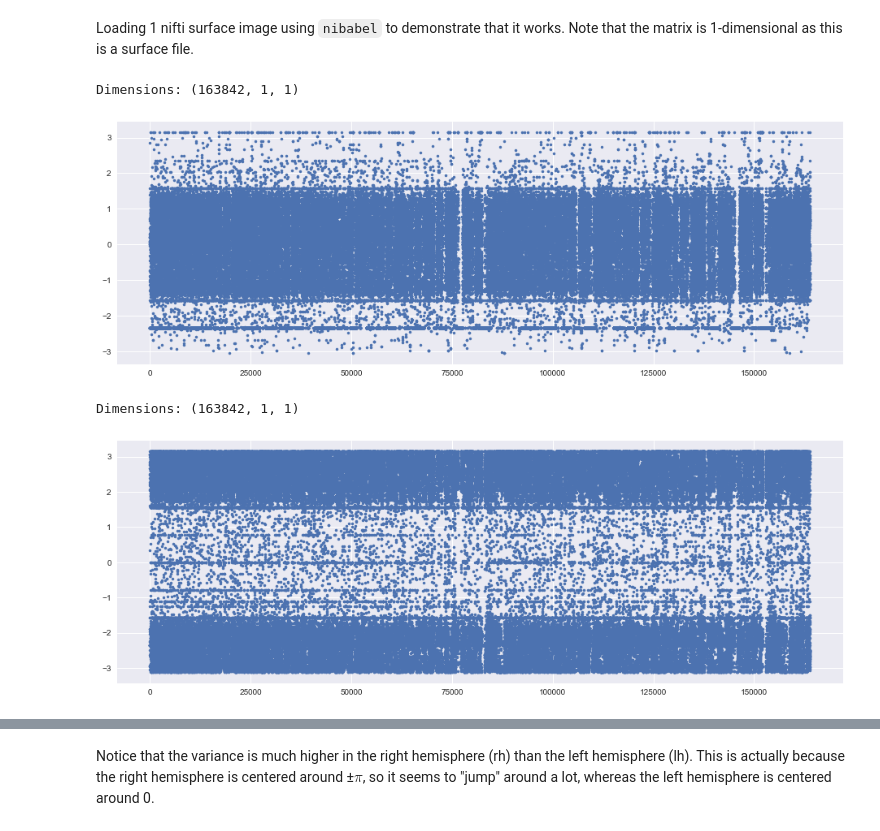
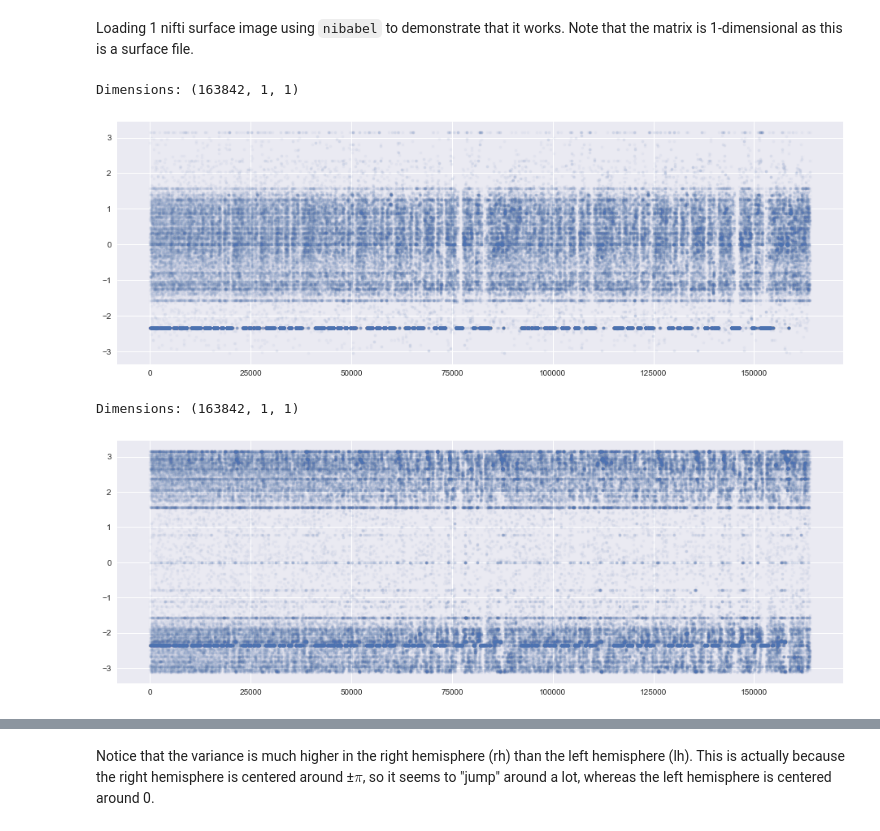
Before and after one commit to gkaguirrelab/extremeRetinotopy, a Jupyter notebook: fsAverage.ipynb, the cells around one changed output, grey strips where cells are left out. Saved outputs shown, nothing was run; the diff lists cells and outputs as text; code cells hidden in the pictures.

```diff
--- a/fsAverage.ipynb
+++ b/fsAverage.ipynb
@@ -24,17 +24,17 @@ print 'Dimensions:', lh_pol.shape
 lh_pol_data = lh_pol.get_data()
 
 plt.figure(figsize=(16.0, 5.5))
-plt.plot(lh_pol_data.flatten(), '.');
+plt.plot(lh_pol_data.flatten(), '.', alpha=0.05);
 # %% [output]
 Dimensions: (163842, 1, 1)
-[figure, old version]
+[figure, new version]
 # %%
 rh_pol = nib.load('YORK_processing/R2590/pRFs/rh.pol.sym.nii.gz')
 print 'Dimensions:', rh_pol.shape
 rh_pol_data = rh_pol.get_data()
 
 plt.figure(figsize=(16.0, 5.5))
-plt.plot(rh_pol_data.flatten(), '.');
+plt.plot(rh_pol_data.flatten(), '.', alpha=0.05);
 # %% [output]
 Dimensions: (163842, 1, 1)
-[figure, old version]
+[figure, new version]
```
Also changed, not shown: parts of 5 cells of this notebook.
